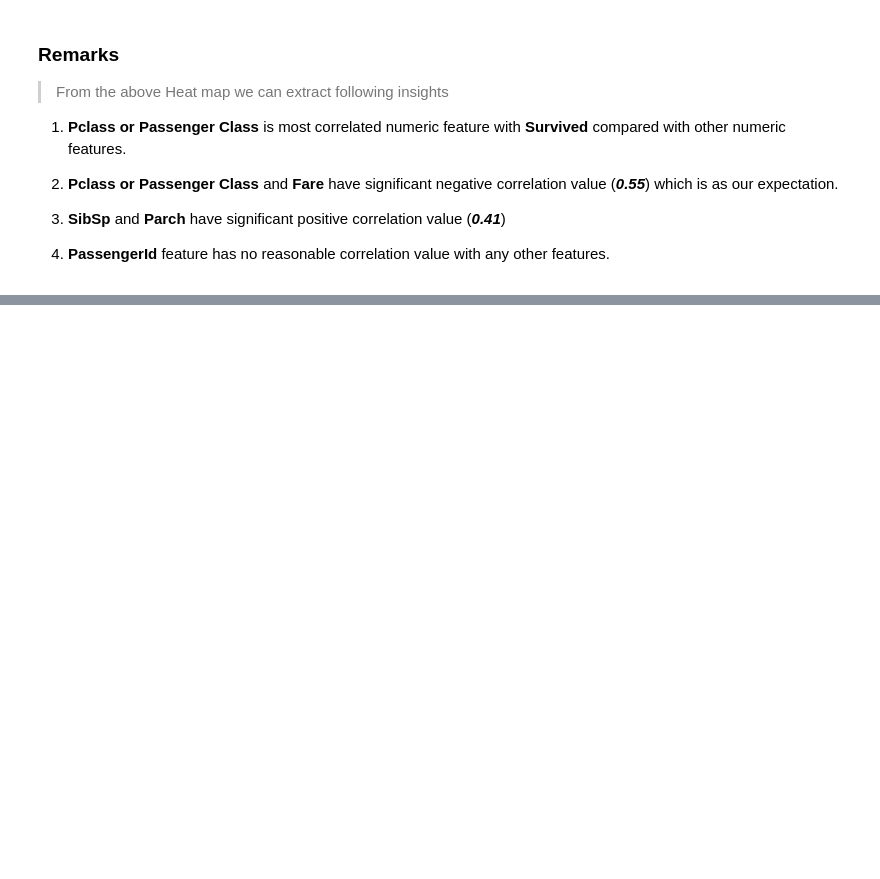
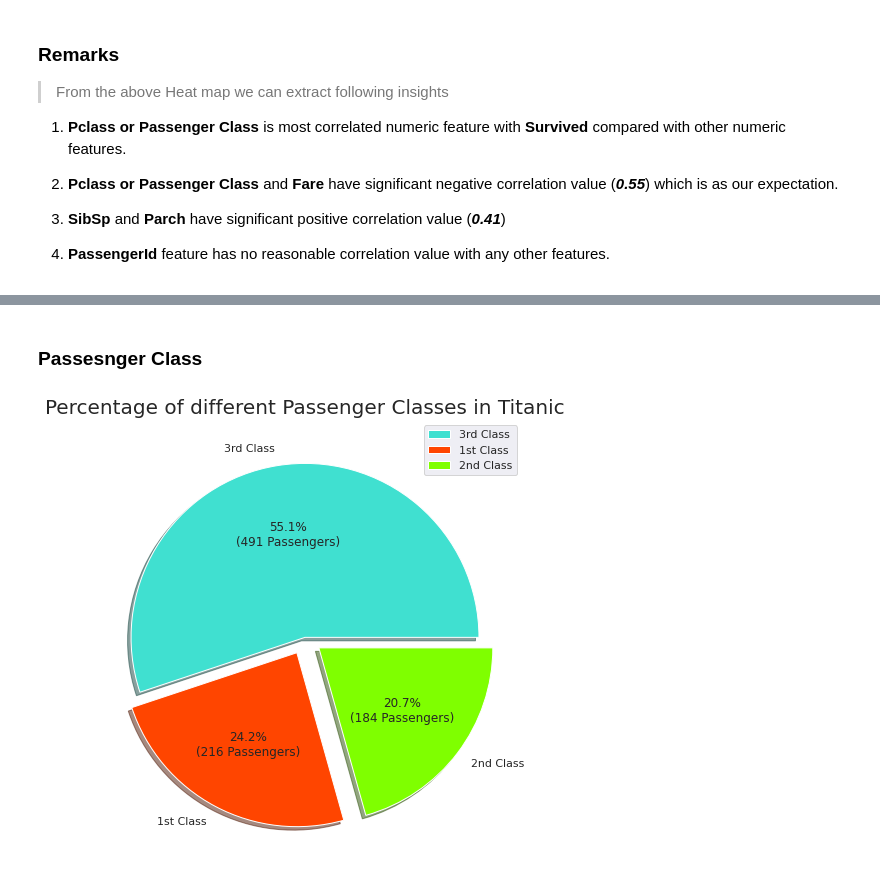
Before and after one commit to SatyaRay003/Titanic-Survival-Prediction, a Jupyter notebook: Titanic_EDA.ipynb, the cells around one changed output, grey strips where cells are left out. Saved outputs shown, nothing was run; the diff lists cells and outputs as text; code cells hidden in the pictures; blank space fills up the shorter version.

```diff
--- a/Titanic_EDA.ipynb
+++ b/Titanic_EDA.ipynb
@@ -134,0 +156,21 @@ sns.pairplot(numeric_df, hue='Survived')
+# %% [markdown]
+### Passesnger Class
+# %%
+size = list(numeric_df['Pclass'].value_counts())
+labels = ['3rd Class', '1st Class', '2nd Class']
+colors = ['turquoise', 'orangered', 'chartreuse']
+explode = [0, 0.1, 0.1]
+
+def func(pct, allvals):
+    absolute = int(round(pct/100*np.sum(allvals)))
+    return "{:.1f}%\n({:d} Passengers)".format(pct, absolute)
+
+plt.subplots(figsize=(8,8))
+plt.pie(size, labels = labels, colors = colors, explode = explode, shadow = True,
+        autopct = lambda pct: func(pct, size), labeldistance=1.1)
+
+plt.title('Percentage of different Passenger Classes in Titanic', fontsize = 20)
+plt.legend()
+plt.show()
+# %% [output]
+[figure, added]
```
Also changed, not shown: parts of 28 cells of this notebook.
